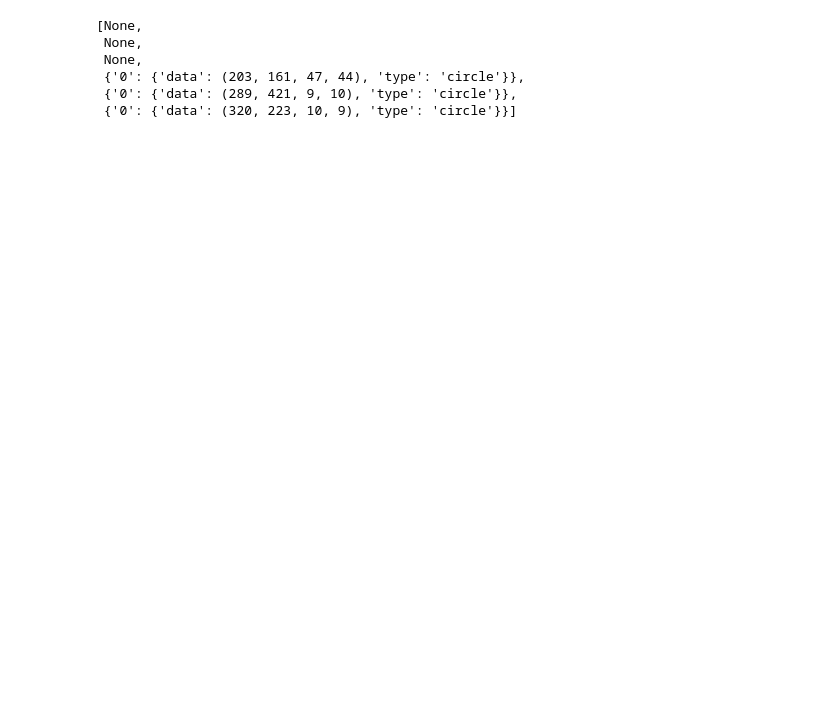
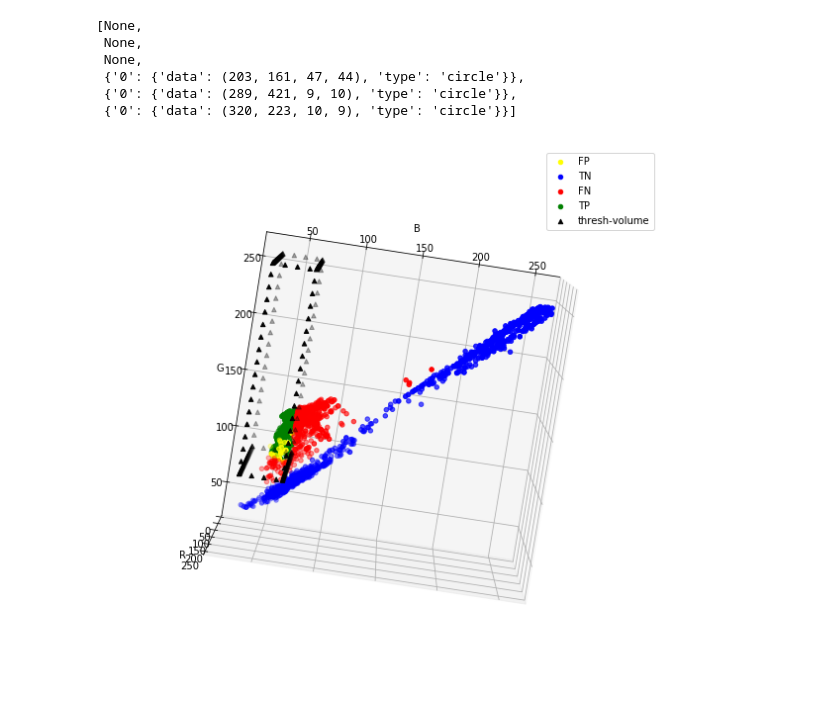
Before and after one commit to sutt/ppd, a Jupyter notebook: books/cc-gallery-2.ipynb, the cells around one changed output. Cells and saved outputs as stored; diff of their text form; code cells hidden in the pictures; blank space fills up the shorter version.

```diff
--- a/books/cc-gallery-2.ipynb
+++ b/books/cc-gallery-2.ipynb
@@ -152,0 +171,9 @@ loaded class type:  SubprocColorCube
+# %%
+colorCube( confData = plotData
+          ,regionMarkers = plotEdges
+          ,viewPositionDefined = {'azimuth': -81,'elevation': 95}
+          ,bInitPosition=True
+          ,spaceTotal=False
+          ,bLegend = True)
+# %% [output]
+[figure, added]
```
Also changed, not shown: parts of 12 cells of this notebook, 2 other files.
